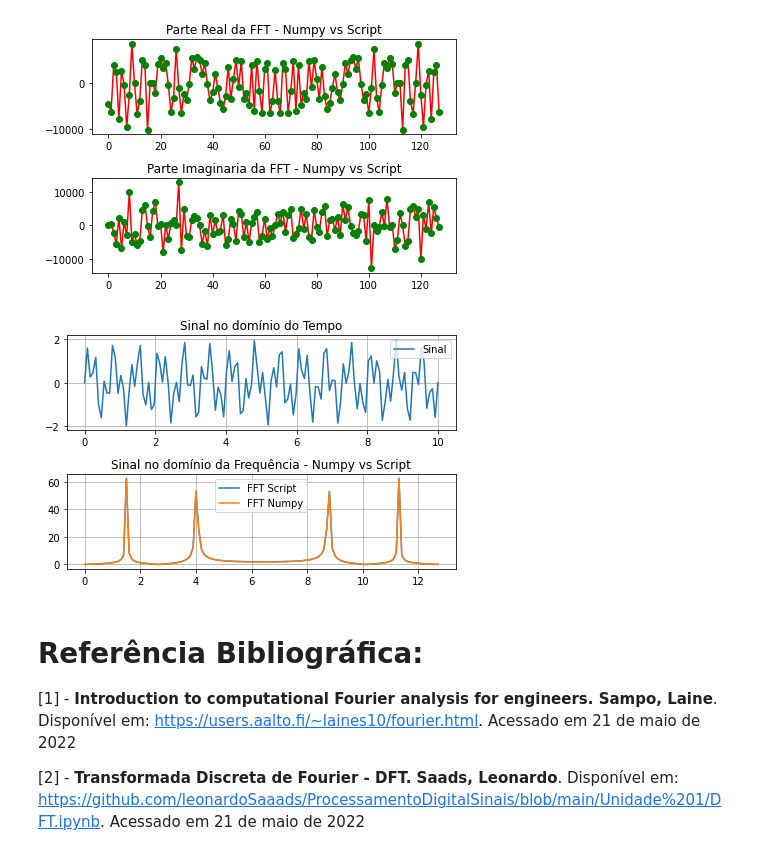
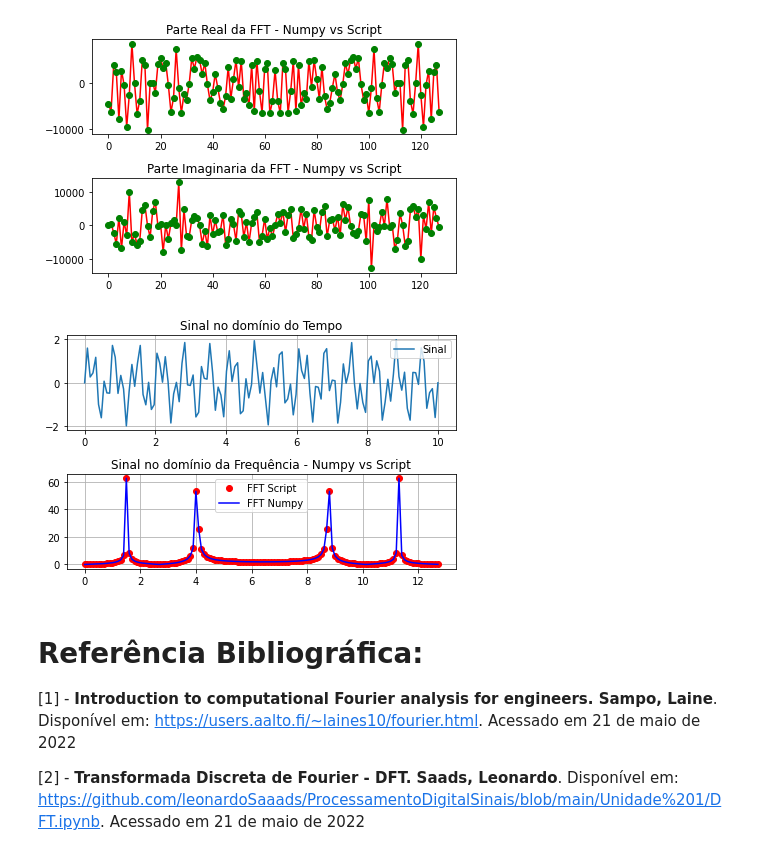
Before and after one commit to leonardoSaaads/ProcessamentoDigitalSinais, a Jupyter notebook: Unidade 1/Radix_2.ipynb, the cells around one changed output. Saved outputs shown, nothing was run; the diff lists cells and outputs as text; code cells hidden in the pictures.

Commit message:
update amostragem, radix-2 and images

```diff
--- a/Unidade 1/Radix_2.ipynb
+++ b/Unidade 1/Radix_2.ipynb
@@ -141,36 +143,36 @@ plt.show()
 # Cria uma série temporal para o sinal
 N = 128                              # Tamanho da amostragem
 t = np.linspace(0, 10, N)            # Cria um array de 0 a 10 com 128 pontos
 T = t[1]-t[0]                        # Período do sinal
 
 # Cria um sinal senoidal
 def f_sin(t):
     return np.sin(4*t*2*np.pi) + np.sin(1.5*t*2*np.pi)
 
 signal = f_sin(t)                    # Cria o sinal
 fft = Fast_FT(signal)                # Calcula a FFT do sinal (Script)
 fft_compara = np.fft.fft(signal)     # Calcula a FFT do sinal (Numpy)
 freq_scale = np.linspace(0,1/T, N)   # Cria um array no espaço da frequencia.
 
 # Primeiro Plot
 plt.subplot(2, 1, 1)
 plt.title('Sinal no domínio do Tempo')
 plt.plot(t, signal, label='Sinal')
 plt.legend()
 plt.grid(True)
 
 # Segundo Plot
 plt.subplot(2, 1, 2)
 plt.title('Sinal no domínio da Frequência - Numpy vs Script')
-plt.plot(freq_scale, abs(fft), label='FFT Script')
-plt.plot(freq_scale, abs(fft_compara), label='FFT Numpy')
+plt.plot(freq_scale, abs(fft), 'ro', label='FFT Script')
+plt.plot(freq_scale, abs(fft_compara), 'b', label='FFT Numpy')
 plt.legend()
 plt.grid(True)
 
 plt.tight_layout()
 plt.show()
 # %% [output]
-[figure, old version]
+[figure, new version]
 # %% [markdown]
 # **Referência Bibliográfica:**
 
```
Also changed, not shown: parts of 2 cells of this notebook, 4 other files.
